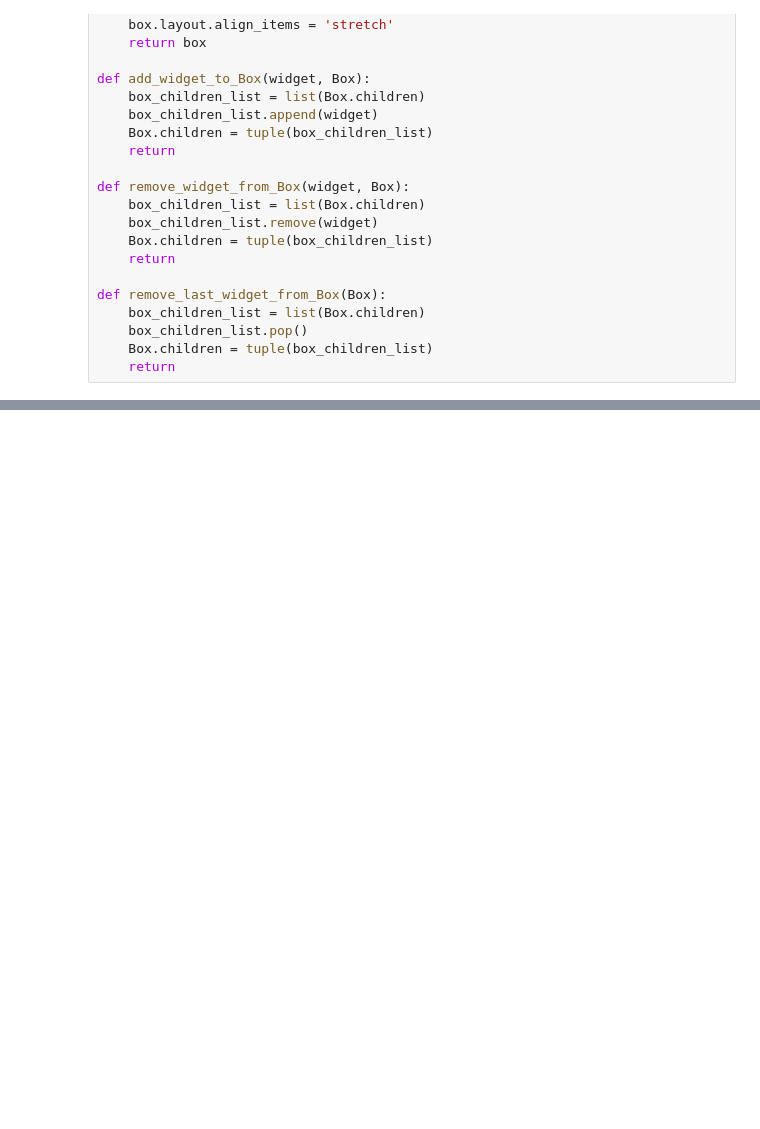
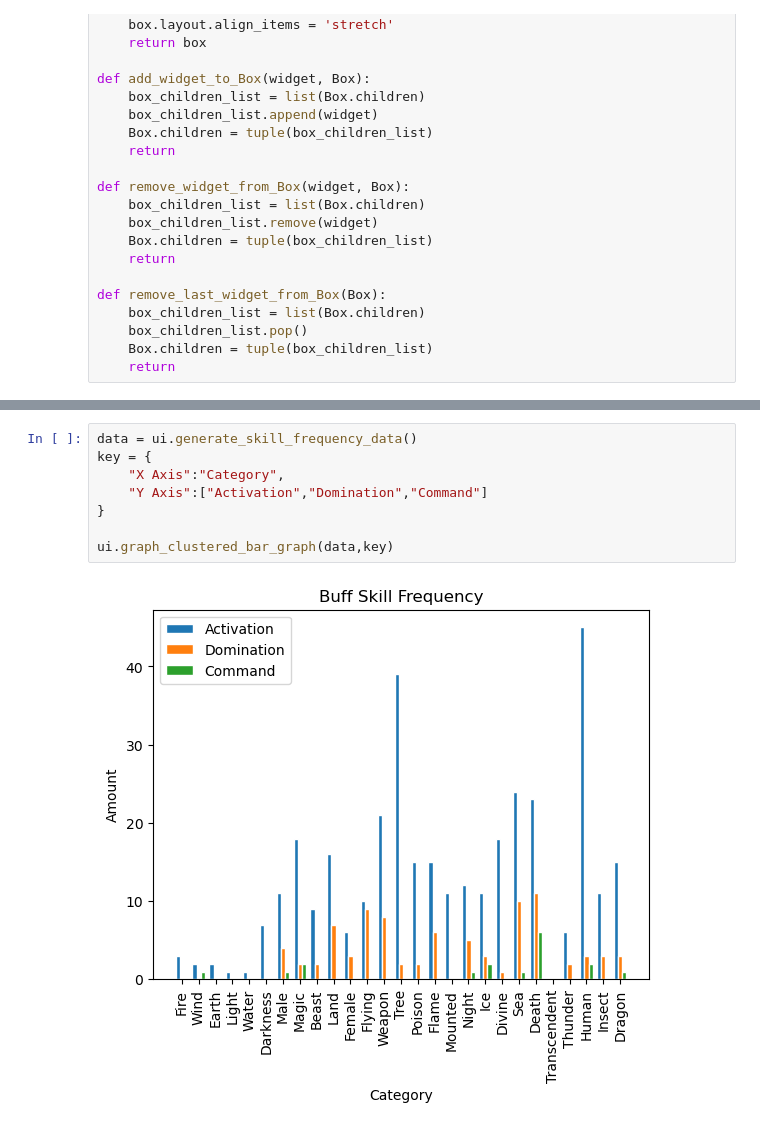
Before and after one commit to Spectrolithium/Death-By-1000-Tags, a Jupyter notebook: project_single_cat.ipynb, the cells around one changed output, grey strips where cells are left out. Drawn from its saved outputs; the diff is of its cells as text; blank space fills up the shorter version.

```diff
--- a/project_single_cat.ipynb
+++ b/project_single_cat.ipynb
@@ -509,0 +1209,10 @@ display(ui.filter_df)
+# %%
+data = ui.generate_skill_frequency_data()
+key = {
+    "X Axis":"Category",
+    "Y Axis":["Activation","Domination","Command"]
+}
+
+ui.graph_clustered_bar_graph(data,key)
+# %% [output]
+[figure, added]
```
Also changed, not shown: parts of 22 cells of this notebook.
